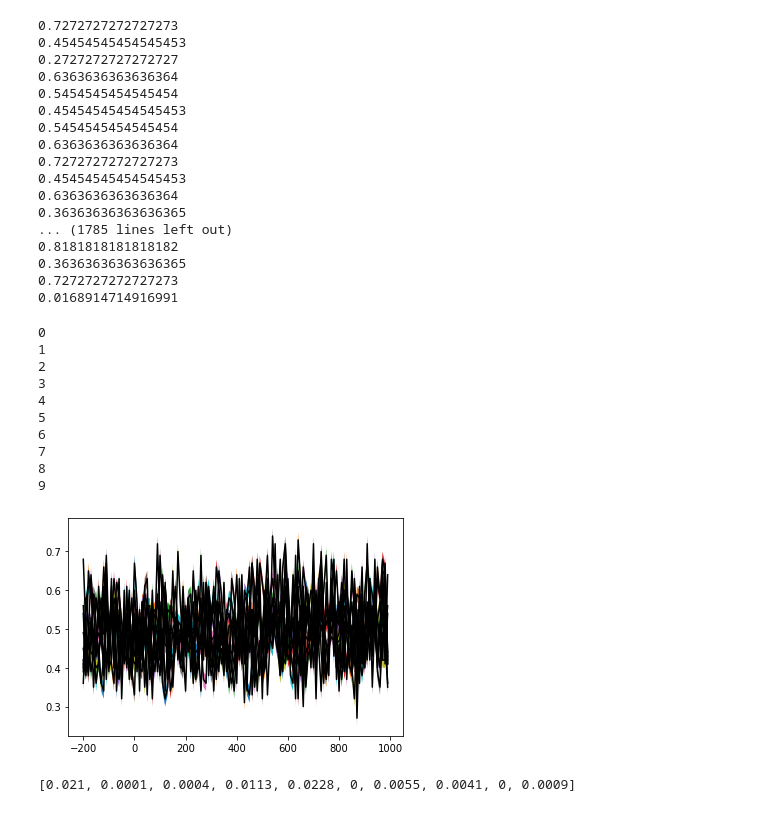
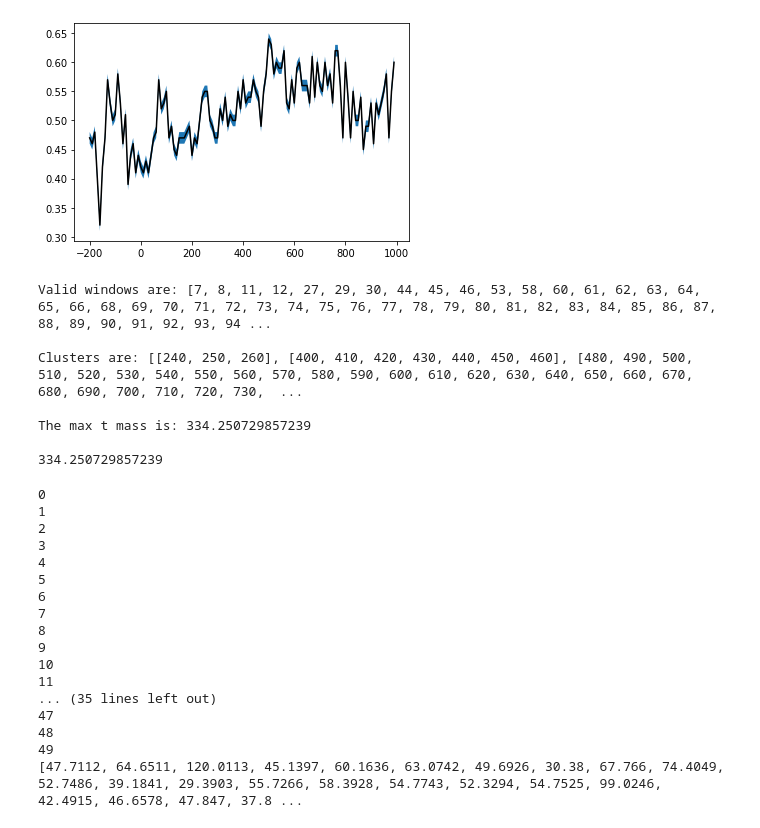
Before and after one commit to simpleParadox/jwlab_eeg, a Jupyter notebook: classification/notebooks/cluster_analysis_perm.ipynb, the cells around one changed output. Saved outputs shown, nothing was run; the diff lists cells and outputs as text; code cells hidden in the pictures.

Commit message:
fixed cluster code

```diff
--- a/classification/notebooks/cluster_analysis_perm.ipynb
+++ b/classification/notebooks/cluster_analysis_perm.ipynb
@@ -18,32 +18,23 @@ from sklearn.metrics import accuracy_score
 
 #cluster_analysis_procedure(9, False, "permutation", [-200, 1000, [10, 20, 40, 60], 10], [3, 5])
 # %%
-tmass = cluster_analysis_procedure(11, False, "permutation", [-200, 1000, [10], 10], [3, 5])
+tmass = cluster_analysis_procedure(11, False, "permutation", [-200, 1000, [10], 10], [3, 100])
 print(tmass)
 # %% [output]
+[figure, added]
-0.7272727272727273
-0.45454545454545453
-0.2727272727272727
-0.6363636363636364
-0.5454545454545454
-0.45454545454545453
-0.5454545454545454
-0.6363636363636364
-0.7272727272727273
-0.45454545454545453
-0.6363636363636364
-0.36363636363636365
-... (1785 lines left out)
-0.8181818181818182
-0.36363636363636365
-0.7272727272727273
-0.0168914714916991
+Valid windows are: [7, 8, 11, 12, 27, 29, 30, 44, 45, 46, 53, 58, 60, 61, 62, 63, 64, 65, 66, 68, 69, 70, 71, 72, 73, 74, 75, 76, 77, 78, 79, 80, 81, 82, 83, 84, 85, 86, 87, 88, 89, 90, 91, 92, 93, 94 ...
+
+Clusters are: [[240, 250, 260], [400, 410, 420, 430, 440, 450, 460], [480, 490, 500, 510, 520, 530, 540, 550, 560, 570, 580, 590, 600, 610, 620, 630, 640, 650, 660, 670, 680, 690, 700, 710, 720, 730,  ...
+
+The max t mass is: 334.250729857239
+
+334.250729857239
 # %%
-itr = 10
+itr = 50
 arrTmass = []
 
 for i in range(itr):
-    tmass = cluster_analysis_procedure(11, True, "permutation", [-200, 1000, [10], 10], [3, 15])
+    tmass = cluster_analysis_procedure(11, True, "permutation", [-200, 1000, [10], 10], [3, 100])
     arrTmass.append(round(tmass, 4))
     print(i)
 print(arrTmass)
@@ -58,8 +49,10 @@ print(arrTmass)
 7
 8
 9
+10
+11
+... (35 lines left out)
+47
+48
+49
+[47.7112, 64.6511, 120.0113, 45.1397, 60.1636, 63.0742, 49.6926, 30.38, 67.766, 74.4049, 52.7486, 39.1841, 29.3903, 55.7266, 58.3928, 54.7743, 52.3294, 54.7525, 99.0246, 42.4915, 46.6578, 47.847, 37.8 ...
-[figure, removed]
-# %%
-arrTmass
-# %% [output]
-[0.021, 0.0001, 0.0004, 0.0113, 0.0228, 0, 0.0055, 0.0041, 0, 0.0009]
```
Also changed, not shown: parts of 1 cell of this notebook, 2 other files.
